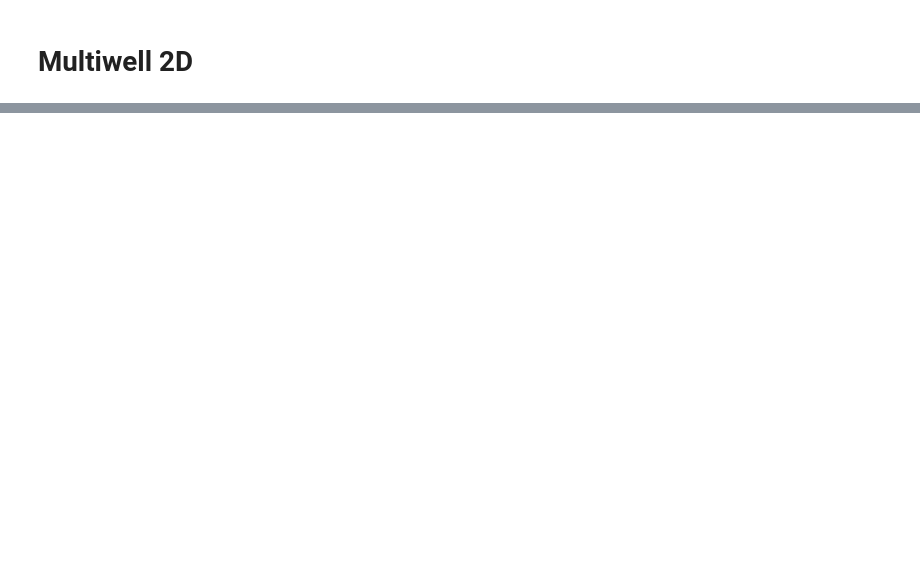
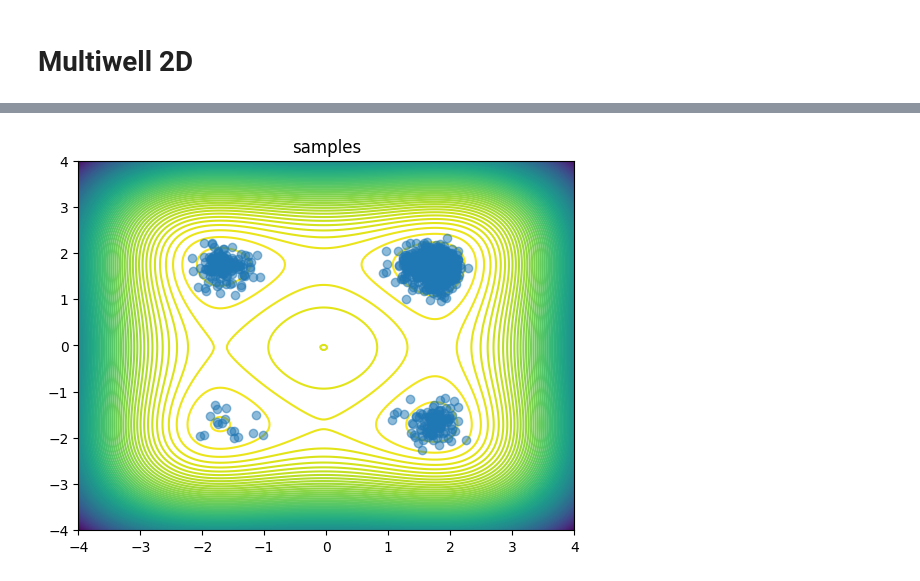
Before and after one commit to BurgerAndreas/meta-sampler, a Jupyter notebook: dem/notebooks/multiwell_data.ipynb, the cells around one changed output, grey strips where cells are left out. Cells and saved outputs as stored; diff of their text form; code cells hidden in the pictures; blank space fills up the shorter version.

```diff
--- a/dem/notebooks/multiwell_data.ipynb
+++ b/dem/notebooks/multiwell_data.ipynb
@@ -607,0 +737,11 @@ plt.show()
+# %%
+target = FourWellsEnergy2()
+plt.close()
+fig, ax = plt.subplots()
+plot_contours(target.log_prob, bounds=(-4, 4), grid_width_n_points=200, n_contour_levels=100, ax=ax)
+samples = target.sample((1000,))
+plot_marginal_pair(samples, bounds=(-4, 4), marginal_dims=(0, 1), ax=ax)
+ax.set_title("samples")
+plt.show()
+# %% [output]
+[figure, added]
```
Also changed, not shown: parts of 9 cells of this notebook, 14 other files.
